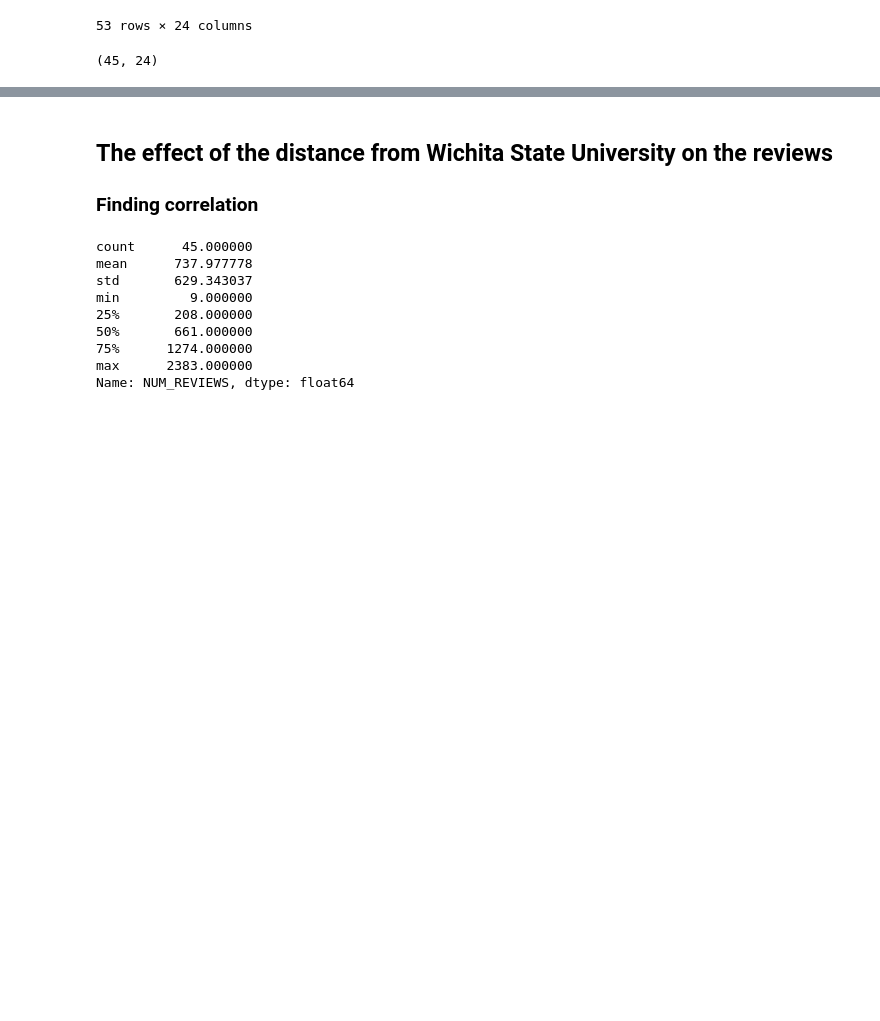
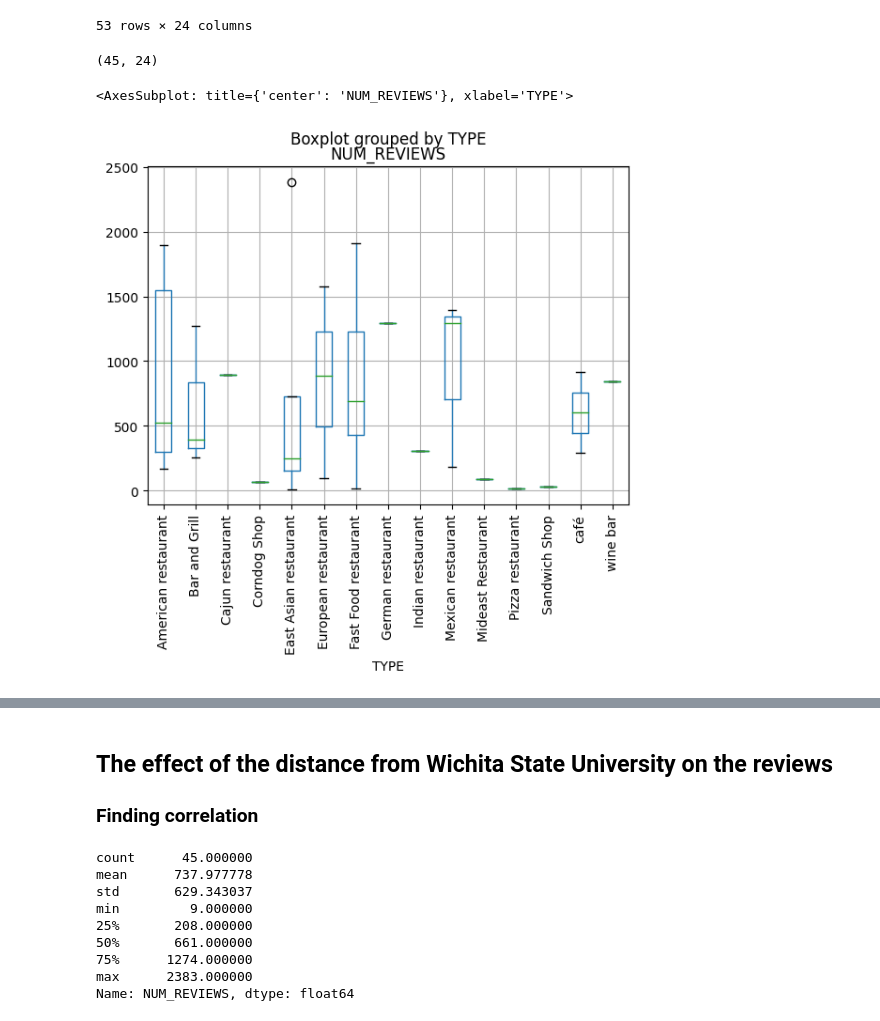
Before and after one commit to MarshallMor/Data-Science-Project, a Jupyter notebook: Group 5 Milestone 1.ipynb, the cells around one changed output, grey strips where cells are left out. Saved outputs shown, nothing was run; the diff lists cells and outputs as text; code cells hidden in the pictures; blank space fills up the shorter version.

```diff
--- a/Group 5 Milestone 1.ipynb
+++ b/Group 5 Milestone 1.ipynb
@@ -283,3 +345,10 @@ restaurants = restaurants[restaurants['TotalHours'] != 0]
 restaurants.shape
 # %% [output]
 (45, 24)
+# %%
+#Nistler
+#See spread of NUMREVIEWS based on restaurant type
+restaurants.boxplot(column='NUM_REVIEWS',by='TYPE',rot=90)
+# %% [output]
+<AxesSubplot: title={'center': 'NUM_REVIEWS'}, xlabel='TYPE'>
+[figure, added]
```
Also changed, not shown: parts of 13 cells of this notebook.
